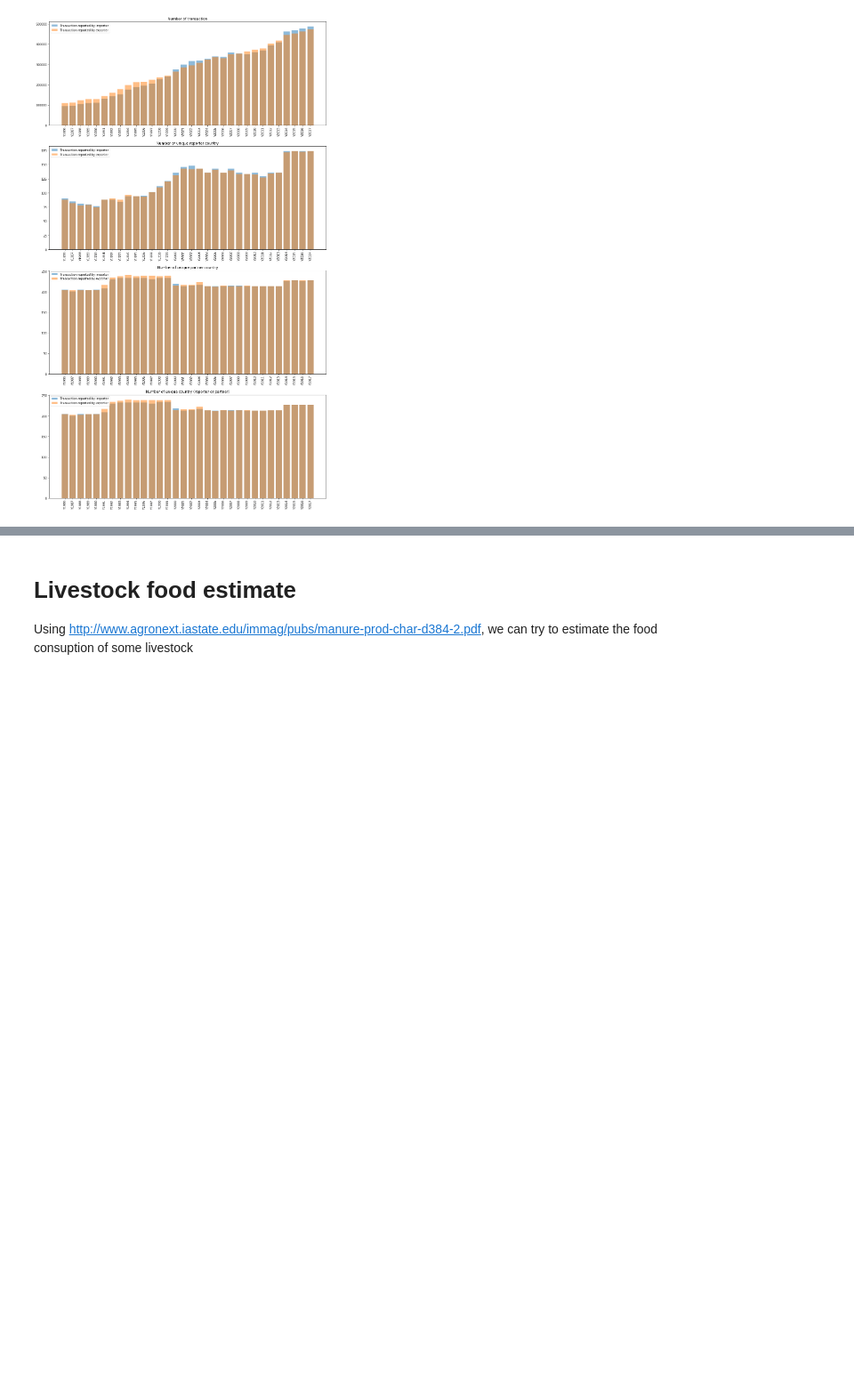
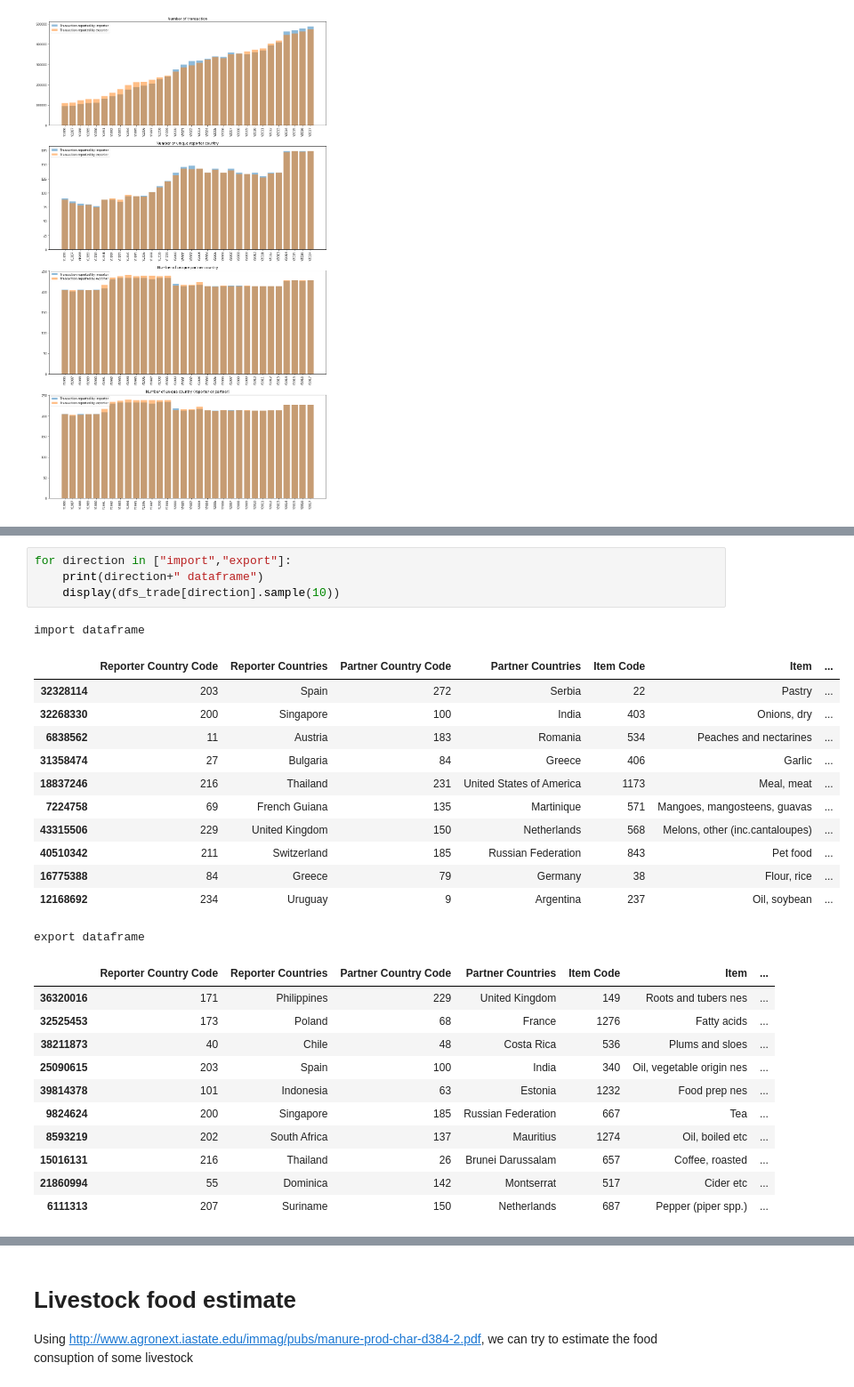
Before and after one commit to OthmanSefraoui/Data_story, a Jupyter notebook: milestone_2.ipynb, the cells around one changed output, grey strips where cells are left out. Shown at 89% size. Saved outputs shown, nothing was run; the diff lists cells and outputs as text; blank space fills up the shorter version.

Commit message:
load trade matrix

```diff
--- a/milestone_2.ipynb
+++ b/milestone_2.ipynb
@@ -1357,0 +1362,29 @@ We notice that the number of
+# %%
+for direction in ["import","export"]:
+    print(direction+" dataframe")
+    display(dfs_trade[direction].sample(10))
+# %% [output]
+import dataframe
+|  | Reporter Country Code | Reporter Countries | Partner Country Code | Partner Countries | Item Code | Item | ... |
+| 32328114 | 203 | Spain | 272 | Serbia | 22 | Pastry | ... |
+| 32268330 | 200 | Singapore | 100 | India | 403 | Onions, dry | ... |
+| 6838562 | 11 | Austria | 183 | Romania | 534 | Peaches and nectarines | ... |
+| 31358474 | 27 | Bulgaria | 84 | Greece | 406 | Garlic | ... |
+| 18837246 | 216 | Thailand | 231 | United States of America | 1173 | Meal, meat | ... |
+| 7224758 | 69 | French Guiana | 135 | Martinique | 571 | Mangoes, mangosteens, guavas | ... |
+| 43315506 | 229 | United Kingdom | 150 | Netherlands | 568 | Melons, other (inc.cantaloupes) | ... |
+| 40510342 | 211 | Switzerland | 185 | Russian Federation | 843 | Pet food | ... |
+| 16775388 | 84 | Greece | 79 | Germany | 38 | Flour, rice | ... |
+| 12168692 | 234 | Uruguay | 9 | Argentina | 237 | Oil, soybean | ... |
+export dataframe
+|  | Reporter Country Code | Reporter Countries | Partner Country Code | Partner Countries | Item Code | Item | ... |
+| 36320016 | 171 | Philippines | 229 | United Kingdom | 149 | Roots and tubers nes | ... |
+| 32525453 | 173 | Poland | 68 | France | 1276 | Fatty acids | ... |
+| 38211873 | 40 | Chile | 48 | Costa Rica | 536 | Plums and sloes | ... |
+| 25090615 | 203 | Spain | 100 | India | 340 | Oil, vegetable origin nes | ... |
+| 39814378 | 101 | Indonesia | 63 | Estonia | 1232 | Food prep nes | ... |
+| 9824624 | 200 | Singapore | 185 | Russian Federation | 667 | Tea | ... |
+| 8593219 | 202 | South Africa | 137 | Mauritius | 1274 | Oil, boiled etc | ... |
+| 15016131 | 216 | Thailand | 26 | Brunei Darussalam | 657 | Coffee, roasted | ... |
+| 21860994 | 55 | Dominica | 142 | Montserrat | 517 | Cider etc | ... |
+| 6111313 | 207 | Suriname | 150 | Netherlands | 687 | Pepper (piper spp.) | ... |
```
Also changed, not shown: parts of 11 cells of this notebook.
